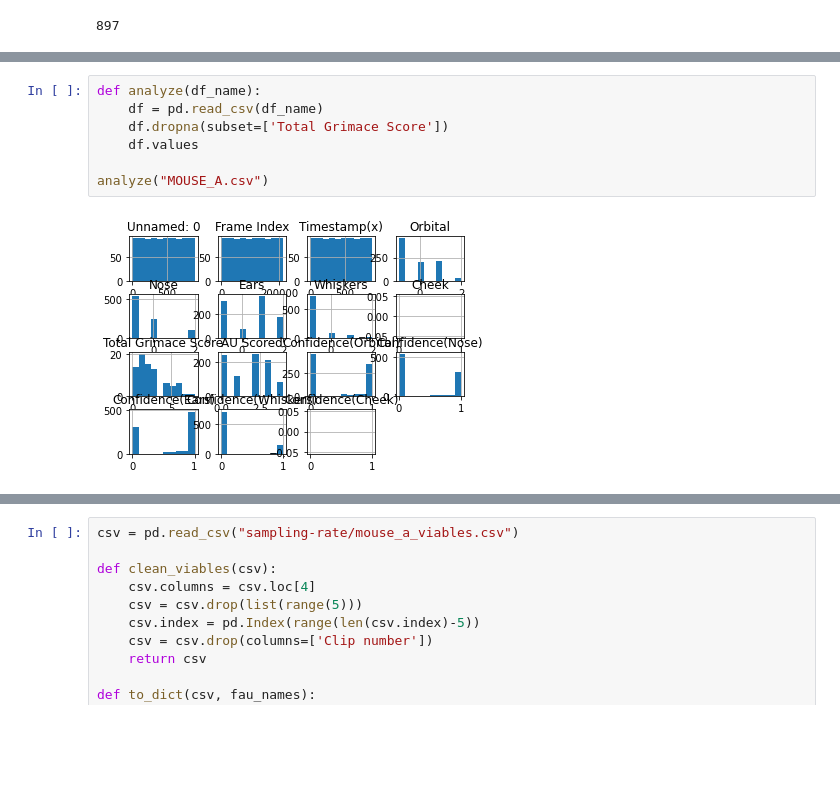
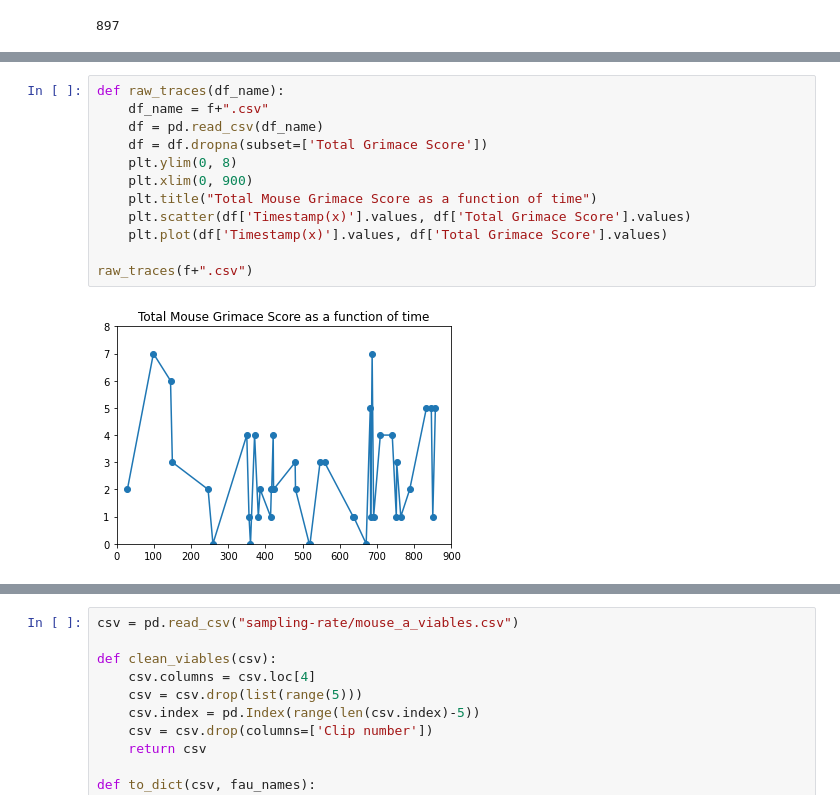
Before and after one commit to anishaiyer27/cv-for-nasal-pain-assay, a Jupyter notebook: Prototype Codebase.ipynb, the cells around one changed output, grey strips where cells are left out. Drawn from its saved outputs; the diff is of its cells as text; blank space fills up the shorter version.

Commit message:
figures

```diff
--- a/Prototype Codebase.ipynb
+++ b/Prototype Codebase.ipynb
@@ -41,12 +362,17 @@ number of total values for Total Grimace Score 657
 # %%
-def analyze(df_name):
+def raw_traces(df_name):
+    df_name = f+".csv"
     df = pd.read_csv(df_name)
-    df.dropna(subset=['Total Grimace Score'])
-    df.values
+    df = df.dropna(subset=['Total Grimace Score'])
+    plt.ylim(0, 8)
+    plt.xlim(0, 900)
+    plt.title("Total Mouse Grimace Score as a function of time")
+    plt.scatter(df['Timestamp(x)'].values, df['Total Grimace Score'].values)
+    plt.plot(df['Timestamp(x)'].values, df['Total Grimace Score'].values)
 
-analyze("MOUSE_A.csv")
+raw_traces(f+".csv")
 # %% [output]
-[figure, old version]
+[figure, new version]
 # %%
 csv_files = glob.glob('*mouse*.csv')
 csv_files = sorted(list(csv_files))
```
Also changed, not shown: parts of 15 cells of this notebook, 2 other files.
